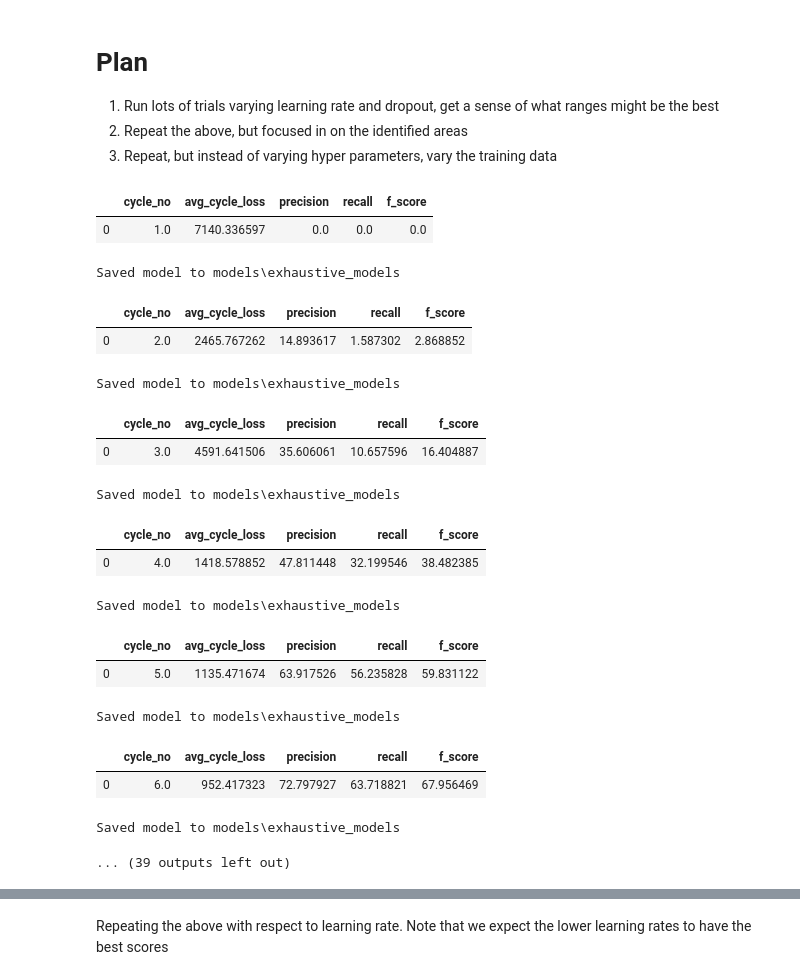
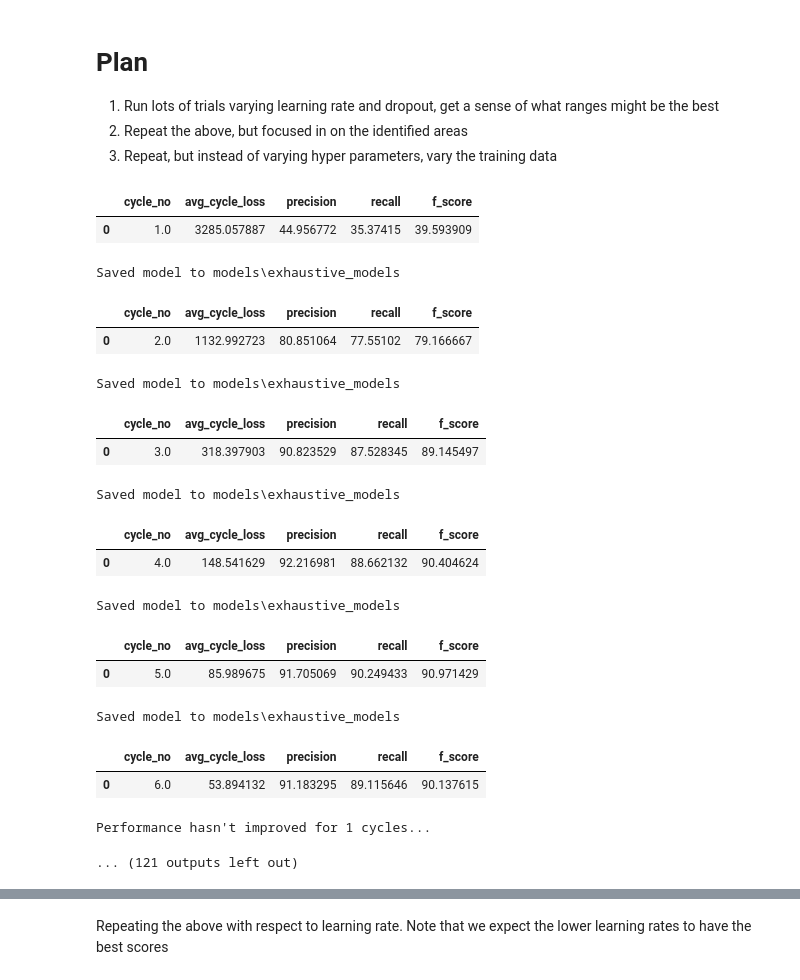
Before and after one commit to slavesocieties/ssda-nlp, a Jupyter notebook: 70-exhaustive-training.ipynb, the cells around one changed output, grey strips where cells are left out. Cells and saved outputs as stored; diff of their text form; code cells hidden in the pictures.

```diff
--- a/70-exhaustive-training.ipynb
+++ b/70-exhaustive-training.ipynb
@@ -146,55 +123,53 @@ for text, annots in train_spacy:
 #fix_random_seed(seed)
 
 #spacy parameters setup
-#my_lr = [0.0001, 0.001, 0.01, 0.1]
-#my_dps = [0.1, 0.3, 0.5, 0.7, 0.9]
-my_lr = [.0001]
-my_dps = [.1]
+my_lr = [0.001, 0.01, 0.02, 0.05, 0.1, 0.2]
+my_dps = [0.3, 0.5, 0.57, 0.64, 0.7]
 
 #spacy parameters
 for i in range(len(my_lr)):
     cping = {'start':16, 'end':32, 'cp_rate':1.05}
     solves = {'learn_rate':my_lr[i]} #Original 0.001
     for j in range(len(my_dps)):
         dpout = my_dps[j] #Original 0.6
         save_mdir = 'models/exhaustive_models'
 
         #load model from pretrained
         nlp_model = load_model()
 
         nlp_model, perf_df = model_meta_training(nlp_model, train_spacy, valid_df, verbose=True, save_dir = save_mdir,
                                                  n_iter=10, solver_params=solves, compound_params=cping, dropout=dpout)
 
         perf_df['learning rate'] = my_lr[i]
         perf_df['dropout'] = my_dps[j]
         perf_df['compounding rate'] = cping['cp_rate']
         #Basis: schoolCopy = schoolDataFrame[allTheColumnsRequired].copy(deep=True)
         history_df = perf_df.copy(deep=True)
 
         #Going back and fixing this so that history_df is iterative
 
 
 display('Successful run')
 # %% [output]
 |  | cycle_no | avg_cycle_loss | precision | recall | f_score |
-| 0 | 1.0 | 7140.336597 | 0.0 | 0.0 | 0.0 |
+| 0 | 1.0 | 3285.057887 | 44.956772 | 35.37415 | 39.593909 |
 Saved model to models\exhaustive_models
 |  | cycle_no | avg_cycle_loss | precision | recall | f_score |
-| 0 | 2.0 | 2465.767262 | 14.893617 | 1.587302 | 2.868852 |
+| 0 | 2.0 | 1132.992723 | 80.851064 | 77.55102 | 79.166667 |
 Saved model to models\exhaustive_models
 |  | cycle_no | avg_cycle_loss | precision | recall | f_score |
-| 0 | 3.0 | 4591.641506 | 35.606061 | 10.657596 | 16.404887 |
+| 0 | 3.0 | 318.397903 | 90.823529 | 87.528345 | 89.145497 |
 Saved model to models\exhaustive_models
 |  | cycle_no | avg_cycle_loss | precision | recall | f_score |
-| 0 | 4.0 | 1418.578852 | 47.811448 | 32.199546 | 38.482385 |
+| 0 | 4.0 | 148.541629 | 92.216981 | 88.662132 | 90.404624 |
 Saved model to models\exhaustive_models
 |  | cycle_no | avg_cycle_loss | precision | recall | f_score |
-| 0 | 5.0 | 1135.471674 | 63.917526 | 56.235828 | 59.831122 |
+| 0 | 5.0 | 85.989675 | 91.705069 | 90.249433 | 90.971429 |
 Saved model to models\exhaustive_models
 |  | cycle_no | avg_cycle_loss | precision | recall | f_score |
-| 0 | 6.0 | 952.417323 | 72.797927 | 63.718821 | 67.956469 |
+| 0 | 6.0 | 53.894132 | 91.183295 | 89.115646 | 90.137615 |
-Saved model to models\exhaustive_models
+Performance hasn't improved for 1 cycles...
-... (39 outputs left out)
+... (121 outputs left out)
 # %%
 #no_test
 
```
Also changed, not shown: parts of 19 cells of this notebook, 2 other files.
